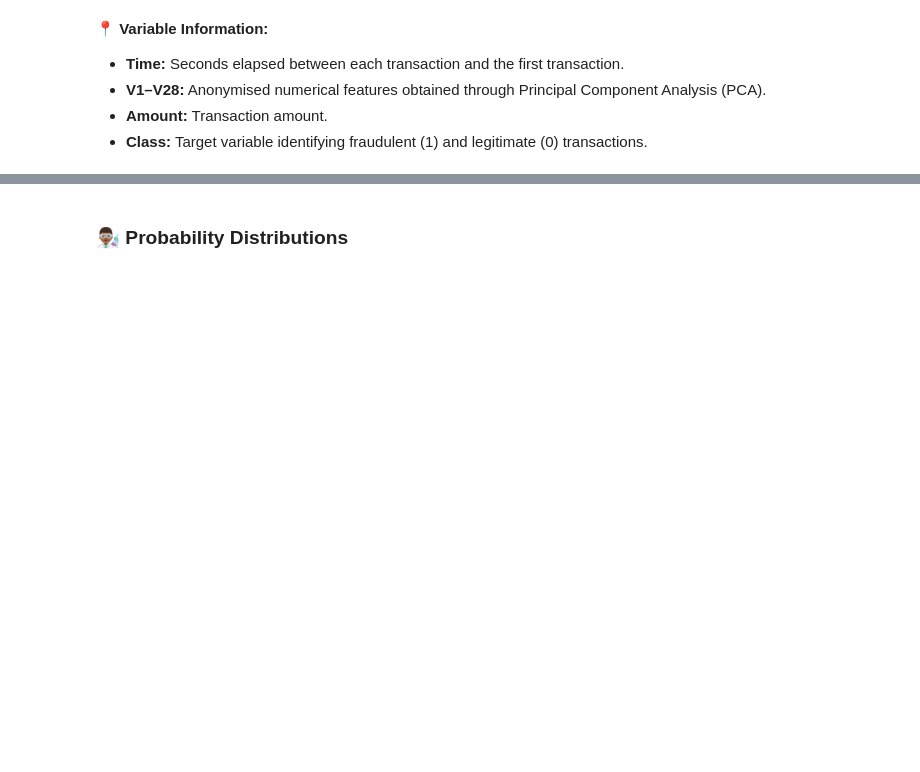
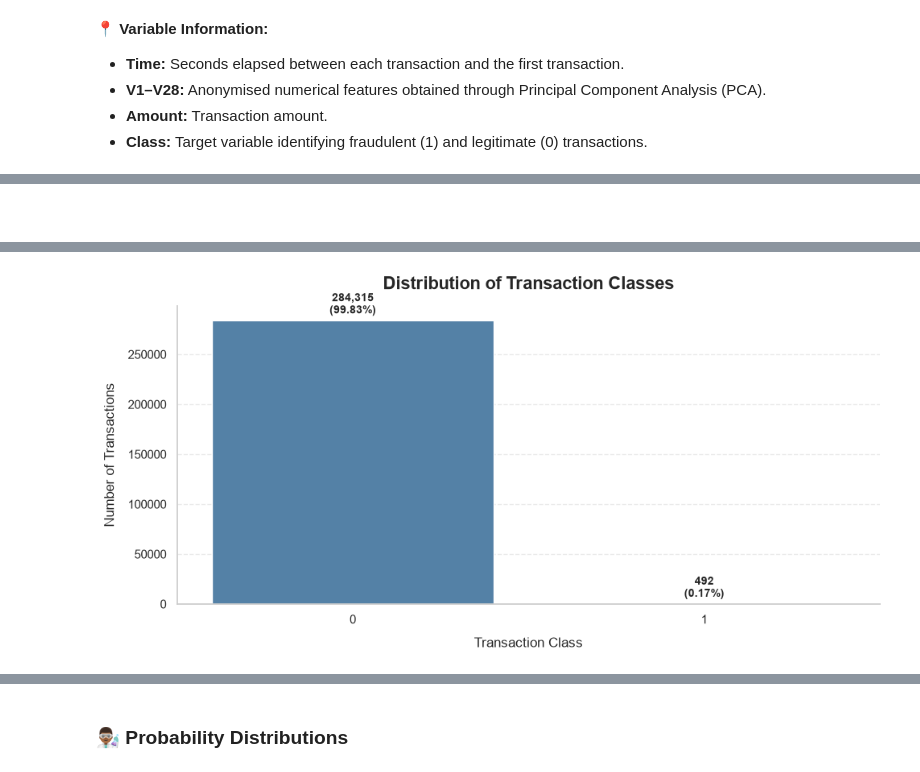
Before and after one commit to CCT-Dublin/CCT_STDA_CA_01_40S, a Jupyter notebook: notebooks/CCT_STDA_CA_01_40S_2026438.ipynb, the cells around one changed output, grey strips where cells are left out. Cells and saved outputs as stored; diff of their text form; code cells hidden in the pictures; blank space fills up the shorter version.

```diff
--- a/notebooks/CCT_STDA_CA_01_40S_2026438.ipynb
+++ b/notebooks/CCT_STDA_CA_01_40S_2026438.ipynb
@@ -227,0 +480,41 @@ dtype: int64
+# %%
+def F_barplot(data:pd.DataFrame, column:str) -> None:
+    label_counts = data[column].value_counts().sort_index()
+    label_percentages = label_counts / label_counts.sum() * 100
+
+    sns.set_theme(style="whitegrid", context="notebook")
+
+    fig, ax = plt.subplots(figsize=(10, 5))
+
+    sns.barplot(
+        x = label_counts.index,
+        y = label_counts.values,
+        hue = label_counts.index,
+        palette = {0: "steelblue", 1: "indianred"},
+        legend = False,
+        ax = ax
+    )
+
+    ax.set_title("Distribution of Transaction Classes", fontsize = 16, fontweight = "bold", pad = 15)
+    ax.set_xlabel("Transaction Class", fontsize = 12, labelpad = 10)
+    ax.set_ylabel("Number of Transactions", fontsize = 12, labelpad = 10)
+
+    for i, (count, percentage) in enumerate(
+        zip(label_counts.values, label_percentages.values)
+    ):
+        ax.annotate(
+            f"{count:,.0f}\n({percentage:.2f}%)",
+            xy = (i, count),
+            xytext = (0, 6),
+            textcoords = "offset points",
+            ha = "center",
+            fontsize = 10,
+            fontweight = "bold"
+        )
+
+    ax.grid(axis = "y", linestyle = "--", alpha = 0.4)
+    ax.grid(axis = "x", visible = False)
+    sns.despine()
+
+    plt.tight_layout()
+    plt.show()
@@ -227,0 +1073,5 @@ dtype: int64
+# %% [markdown]
+####
+# %%
+F_barplot(data=df, column='Class')
+# %% [output]
@@ -227,0 +1080 @@ dtype: int64
+[figure, added]
```
Also changed, not shown: parts of 68 cells of this notebook, 1 other file.
